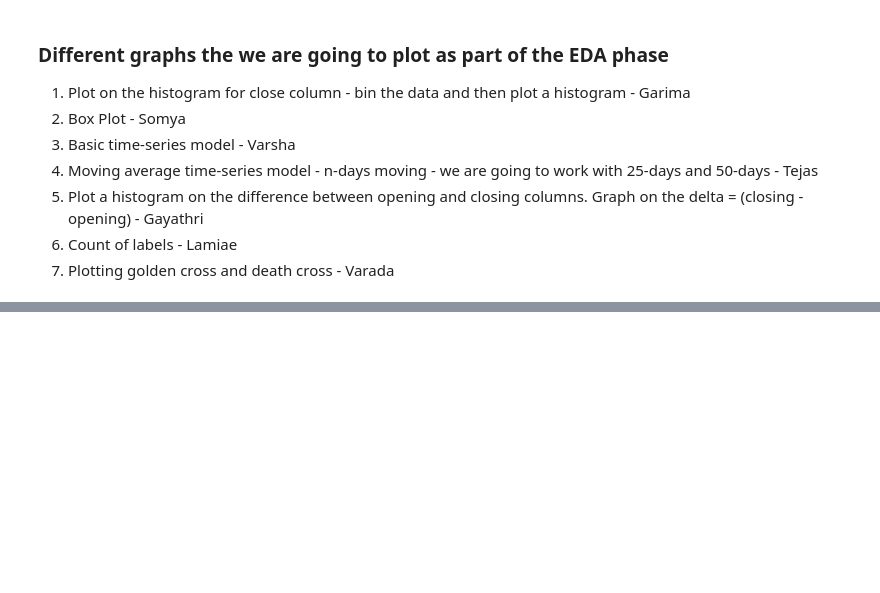
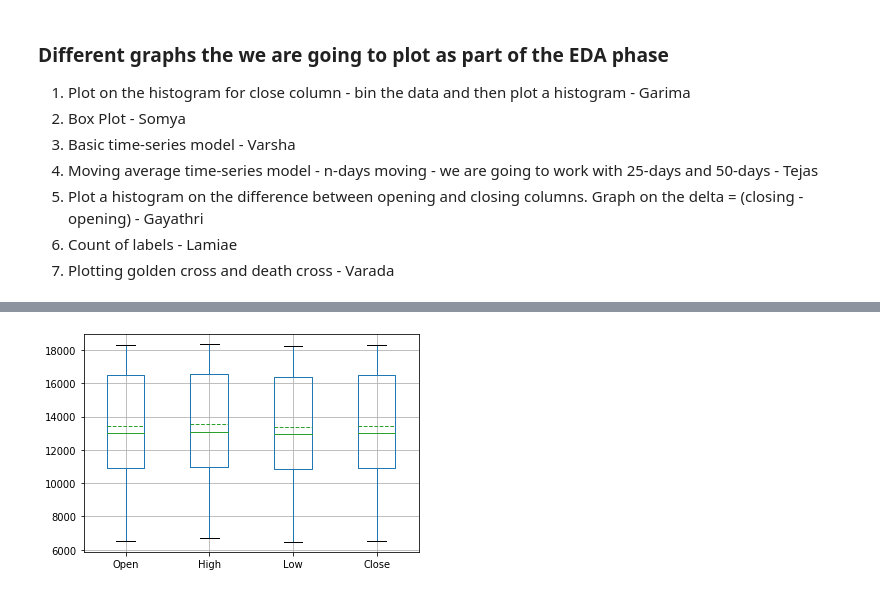
Before and after one commit to VaradaB/algorithmic-trading, a Jupyter notebook: algorithmic-trading.ipynb, the cells around one changed output, grey strips where cells are left out. Drawn from its saved outputs; the diff is of its cells as text; code cells hidden in the pictures; blank space fills up the shorter version.

```diff
--- a/algorithmic-trading.ipynb
+++ b/algorithmic-trading.ipynb
@@ -160,0 +191,7 @@ dtype: int64
+# %%
+# Box plots for existing columns
+cols = list(djia.columns[1:-2])
+djia_merged.boxplot(cols, meanline=True, showmeans=True)
+plt.show()
+# %% [output]
+[figure, added]
```
Also changed, not shown: parts of 9 cells of this notebook.
